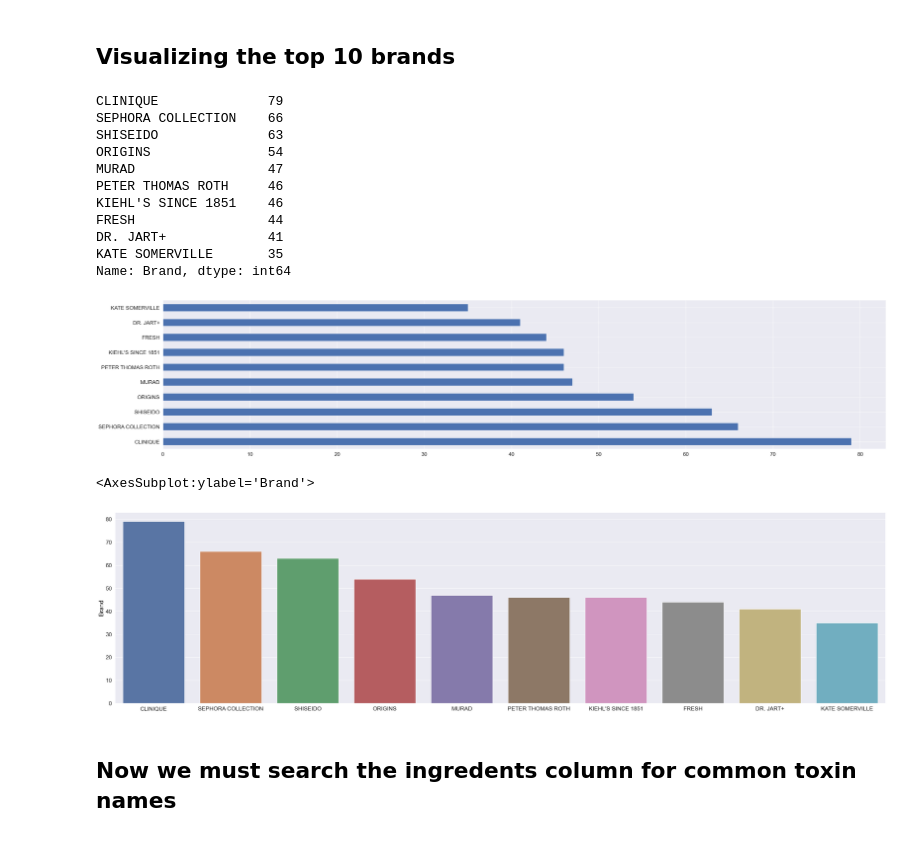
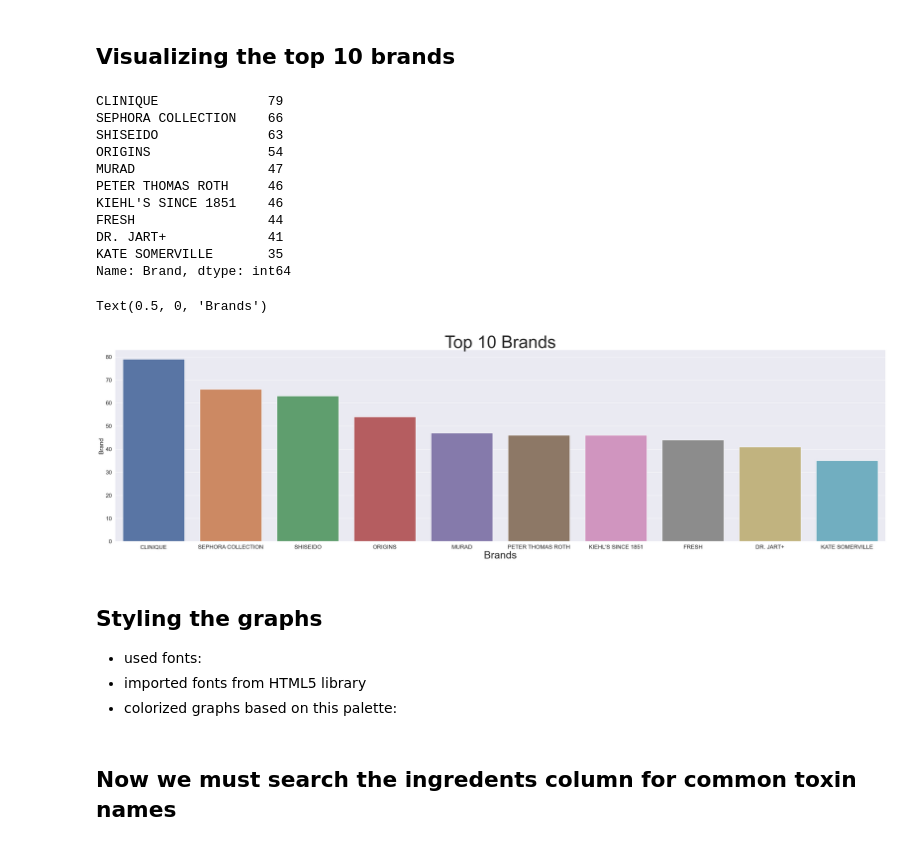
Before and after one commit to mahakanakala/toxins, a Jupyter notebook: toxins_in_beauty_products.ipynb, the cells around one changed output. Drawn from its saved outputs; the diff is of its cells as text; code cells hidden in the pictures.

```diff
--- a/toxins_in_beauty_products.ipynb
+++ b/toxins_in_beauty_products.ipynb
@@ -251,10 +329,10 @@ graph TD;
 # %%
 #counting the number of products a certain brand has in this data set
 #only using pandas to visualize
+df = pd.read_csv('cosmetics.csv')
 
 df['Brand'].value_counts()
 
-df['Brand'].value_counts()[:10].plot(kind='barh')
 print(df['Brand'].value_counts()[:10])
 # %% [output]
 CLINIQUE              79
@@ -268,23 +346,29 @@ FRESH                 44
 DR. JART+             41
 KATE SOMERVILLE       35
 Name: Brand, dtype: int64
-[figure, removed]
 # %%
 #advantges of graphing in seaborn: ability to manipulate chart style, colors, and sizes
 #shows the top 10 brands that occur in this data set
-
-
-df['Brand'].value_counts()
+df = pd.read_csv('cosmetics.csv')
 
 plt.figure(figsize=(40,10))
 sns.set_style("darkgrid")
 sns.set(font_scale=1.5)
-#sns.color_palette("crest", as_cmap=True)
 
-sns.barplot(
+ax = sns.barplot(
     x=df['Brand'].value_counts()[:10].index,
     y=df['Brand'].value_counts()[:10],
     data = df)
+
+ax.set_title("Top 10 Brands", size= 50)
+
+
+ax.set_xlabel("Brands", size = 30,)
 # %% [output]
-<AxesSubplot:ylabel='Brand'>
+Text(0.5, 0, 'Brands')
-[figure, old version]
+[figure, new version]
+# %% [markdown]
+## Styling the graphs
+* used fonts:
+* imported fonts from HTML5 library
+* colorized graphs based on this palette:
```
Also changed, not shown: parts of 28 cells of this notebook, 1 other file.
